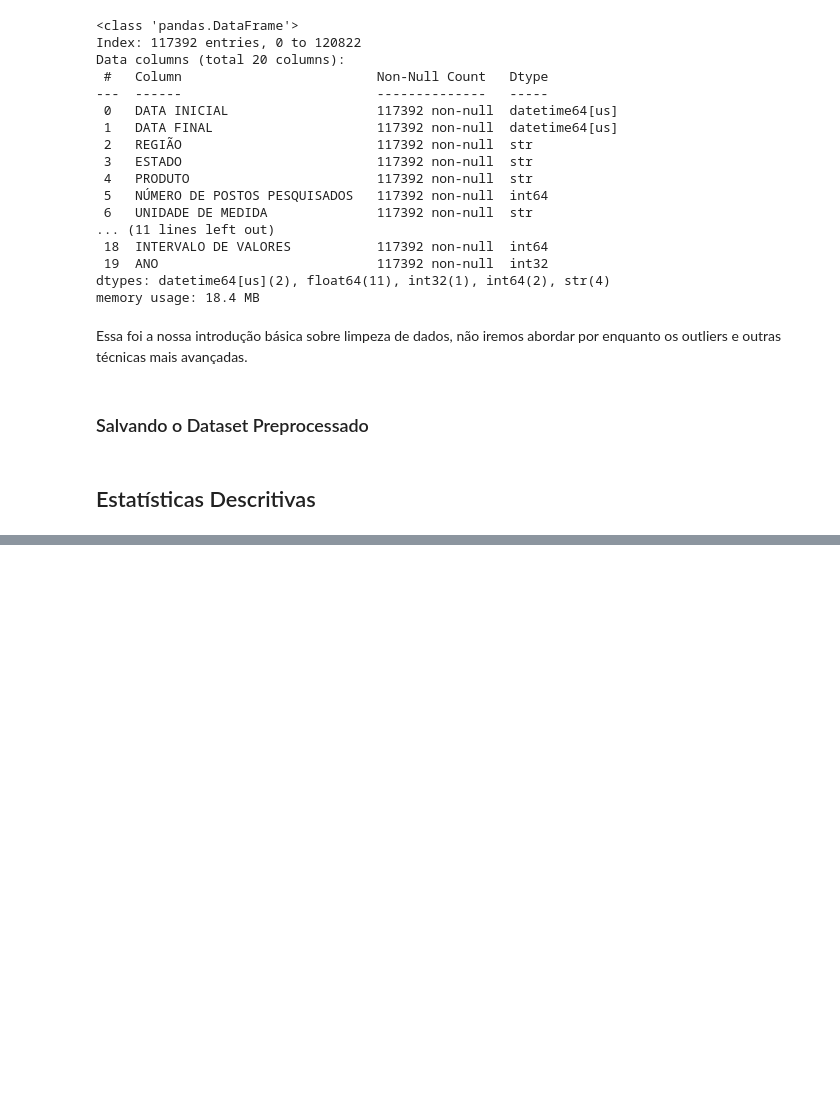
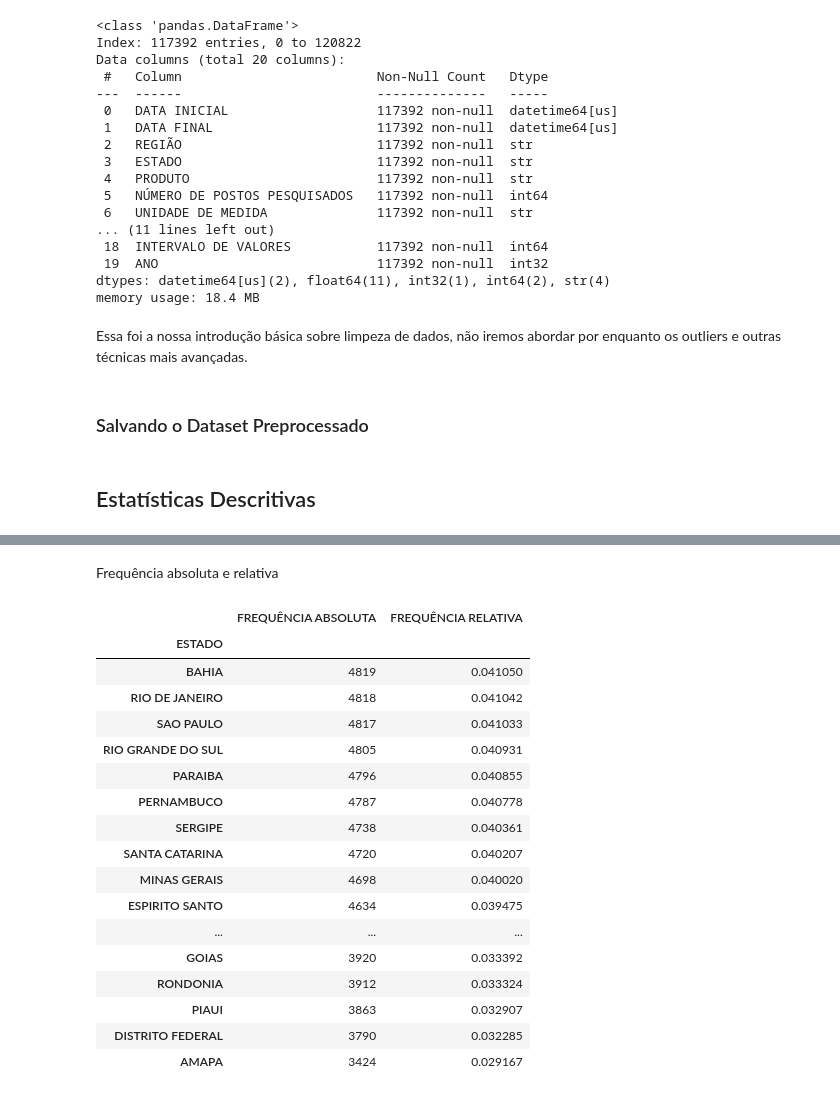
Before and after one commit to adalbertobrant/lipai, a Jupyter notebook: atividades/estudo-python/src/09-pandas/manipulacao_dados_pandas.ipynb, the cells around one changed output, grey strips where cells are left out. Cells and saved outputs as stored; diff of their text form; code cells hidden in the pictures; blank space fills up the shorter version.

```diff
--- a/atividades/estudo-python/src/09-pandas/manipulacao_dados_pandas.ipynb
+++ b/atividades/estudo-python/src/09-pandas/manipulacao_dados_pandas.ipynb
@@ -1858,0 +2107,25 @@ data_pre.to_csv('./datasets/GasPriceBrazil-2004-2021_preprocessado_final.csv')
+# %% [markdown]
+Frequência absoluta e relativa
+# %%
+vc = data_final['ESTADO'].value_counts()
+freq = data_final['ESTADO'].value_counts(normalize=True)
+pd.concat([vc.rename('FREQUÊNCIA ABSOLUTA'), freq.rename('FREQUÊNCIA RELATIVA')], axis=1)
+# %% [output]
+|  | FREQUÊNCIA ABSOLUTA | FREQUÊNCIA RELATIVA |
+| ESTADO |  |  |
+| BAHIA | 4819 | 0.041050 |
+| RIO DE JANEIRO | 4818 | 0.041042 |
+| SAO PAULO | 4817 | 0.041033 |
+| RIO GRANDE DO SUL | 4805 | 0.040931 |
+| PARAIBA | 4796 | 0.040855 |
+| PERNAMBUCO | 4787 | 0.040778 |
+| SERGIPE | 4738 | 0.040361 |
+| SANTA CATARINA | 4720 | 0.040207 |
+| MINAS GERAIS | 4698 | 0.040020 |
+| ESPIRITO SANTO | 4634 | 0.039475 |
+| ... | ... | ... |
+| GOIAS | 3920 | 0.033392 |
+| RONDONIA | 3912 | 0.033324 |
+| PIAUI | 3863 | 0.032907 |
+| DISTRITO FEDERAL | 3790 | 0.032285 |
+| AMAPA | 3424 | 0.029167 |
```
Also changed, not shown: parts of 32 cells of this notebook, 1 other file.
